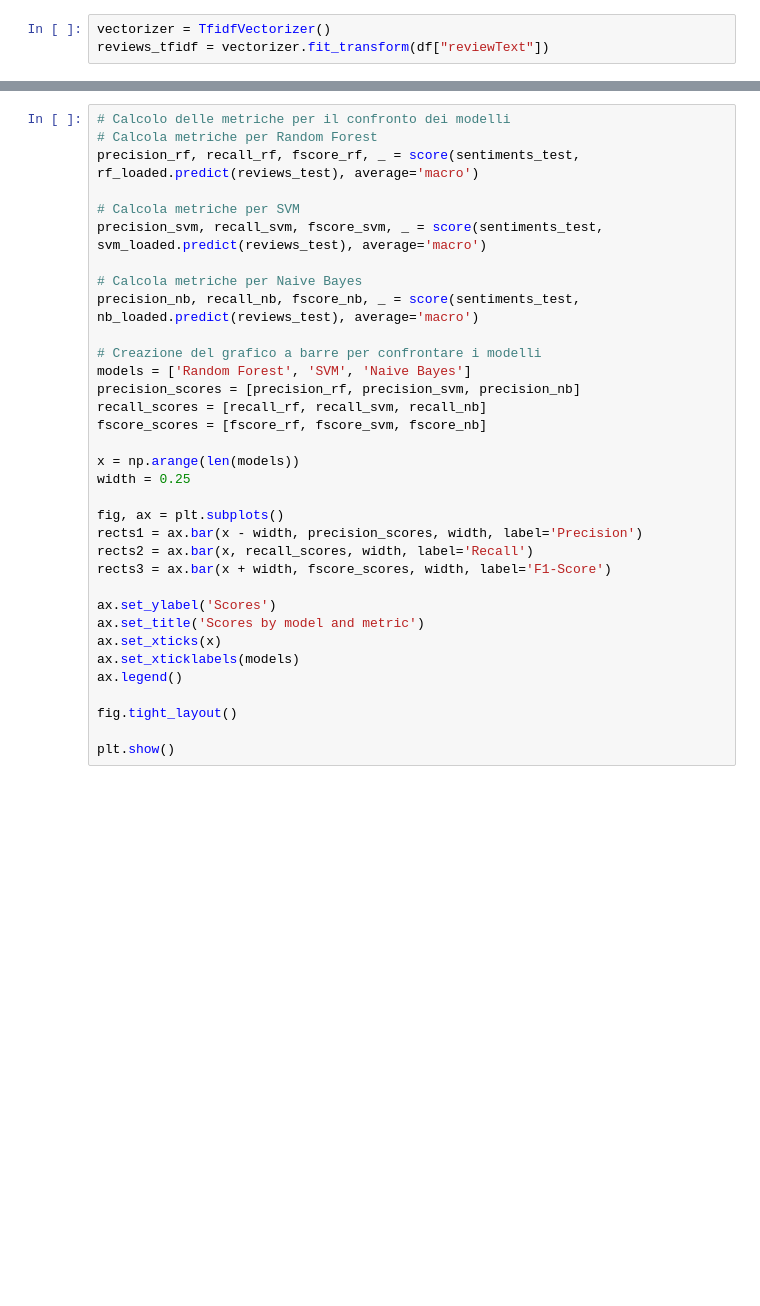
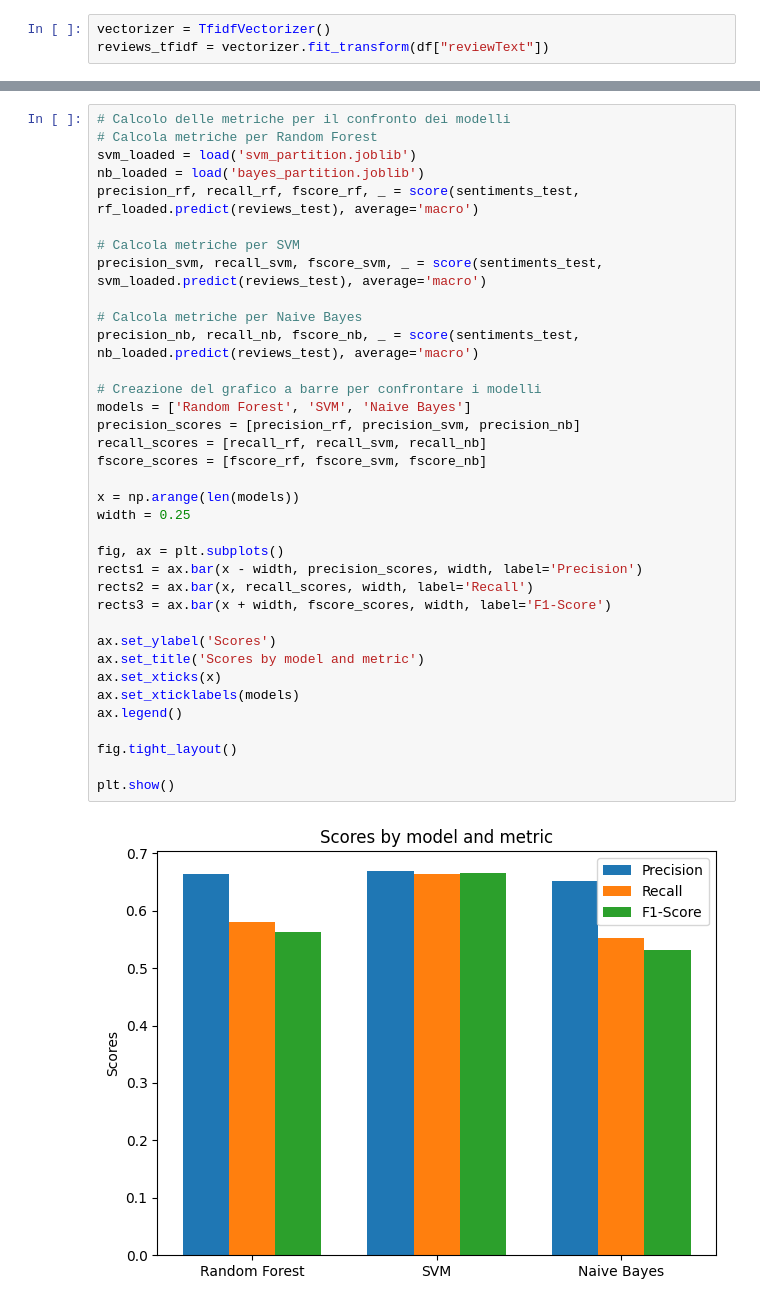
Before and after one commit to Askewsalmon/sentiment-analysis, a Jupyter notebook: sentimental_analysis.ipynb, the cells around one changed output, grey strips where cells are left out. Cells and saved outputs as stored; diff of their text form; blank space fills up the shorter version.

```diff
--- a/sentimental_analysis.ipynb
+++ b/sentimental_analysis.ipynb
@@ -139,34 +229,38 @@ NameError: name 'df' is not defined
 # %%
 # Calcolo delle metriche per il confronto dei modelli
 # Calcola metriche per Random Forest
+svm_loaded = load('svm_partition.joblib')
+nb_loaded = load('bayes_partition.joblib')
 precision_rf, recall_rf, fscore_rf, _ = score(sentiments_test, rf_loaded.predict(reviews_test), average='macro')
 
 # Calcola metriche per SVM
 precision_svm, recall_svm, fscore_svm, _ = score(sentiments_test, svm_loaded.predict(reviews_test), average='macro')
 
 # Calcola metriche per Naive Bayes
 precision_nb, recall_nb, fscore_nb, _ = score(sentiments_test, nb_loaded.predict(reviews_test), average='macro')
 
 # Creazione del grafico a barre per confrontare i modelli
 models = ['Random Forest', 'SVM', 'Naive Bayes']
 precision_scores = [precision_rf, precision_svm, precision_nb]
 recall_scores = [recall_rf, recall_svm, recall_nb]
 fscore_scores = [fscore_rf, fscore_svm, fscore_nb]
 
 x = np.arange(len(models))
 width = 0.25
 
 fig, ax = plt.subplots()
 rects1 = ax.bar(x - width, precision_scores, width, label='Precision')
 rects2 = ax.bar(x, recall_scores, width, label='Recall')
 rects3 = ax.bar(x + width, fscore_scores, width, label='F1-Score')
 
 ax.set_ylabel('Scores')
 ax.set_title('Scores by model and metric')
 ax.set_xticks(x)
 ax.set_xticklabels(models)
 ax.legend()
 
 fig.tight_layout()
 
 plt.show()
+# %% [output]
+[figure, added]
```
Also changed, not shown: parts of 10 cells of this notebook.
